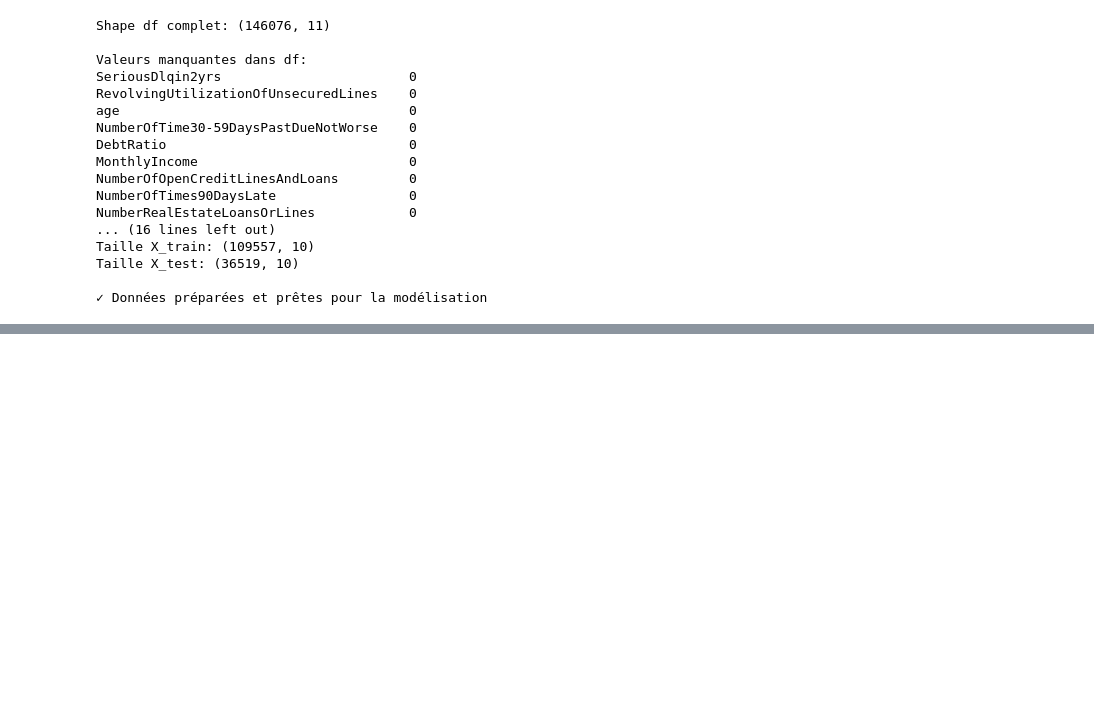
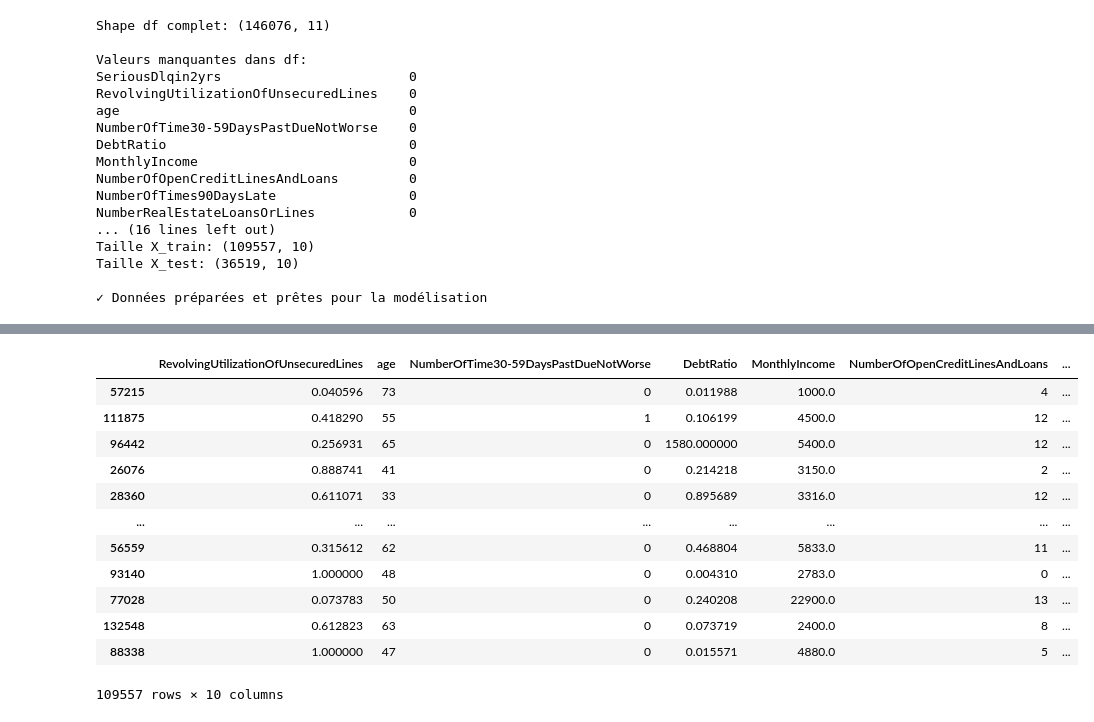
Before and after one commit to OmarELMAMOUNE/Applied-statistical-learning, a Jupyter notebook: GivemesomeCredit/notebook.ipynb, the cells around one changed output, grey strips where cells are left out. Drawn from its saved outputs; the diff is of its cells as text; code cells hidden in the pictures; blank space fills up the shorter version.

```diff
--- a/GivemesomeCredit/notebook.ipynb
+++ b/GivemesomeCredit/notebook.ipynb
@@ -907,0 +1007,16 @@ INTERPRÉTATION DE L'IMPORTANCE DES VARIABLES
+# %%
+X_train
+# %% [output]
+|  | RevolvingUtilizationOfUnsecuredLines | age | NumberOfTime30-59DaysPastDueNotWorse | DebtRatio | MonthlyIncome | NumberOfOpenCreditLinesAndLoans | ... |
+| 57215 | 0.040596 | 73 | 0 | 0.011988 | 1000.0 | 4 | ... |
+| 111875 | 0.418290 | 55 | 1 | 0.106199 | 4500.0 | 12 | ... |
+| 96442 | 0.256931 | 65 | 0 | 1580.000000 | 5400.0 | 12 | ... |
+| 26076 | 0.888741 | 41 | 0 | 0.214218 | 3150.0 | 2 | ... |
+| 28360 | 0.611071 | 33 | 0 | 0.895689 | 3316.0 | 12 | ... |
+| ... | ... | ... | ... | ... | ... | ... | ... |
+| 56559 | 0.315612 | 62 | 0 | 0.468804 | 5833.0 | 11 | ... |
+| 93140 | 1.000000 | 48 | 0 | 0.004310 | 2783.0 | 0 | ... |
+| 77028 | 0.073783 | 50 | 0 | 0.240208 | 22900.0 | 13 | ... |
+| 132548 | 0.612823 | 63 | 0 | 0.073719 | 2400.0 | 8 | ... |
+| 88338 | 1.000000 | 47 | 0 | 0.015571 | 4880.0 | 5 | ... |
+109557 rows × 10 columns
```
Also changed, not shown: parts of 18 cells of this notebook, 1 other file.
